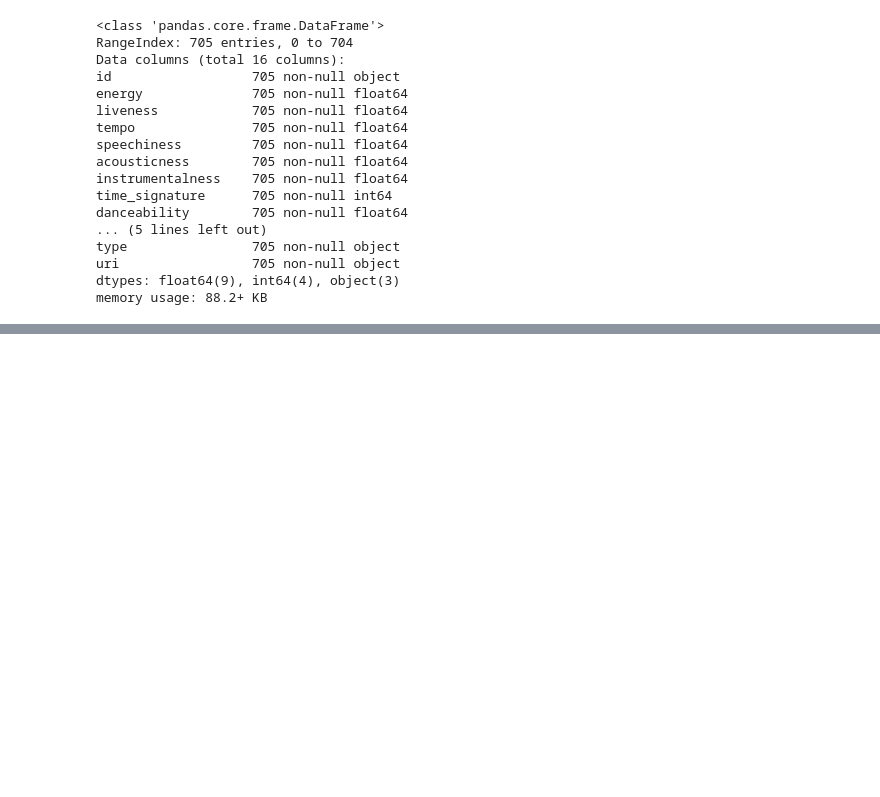
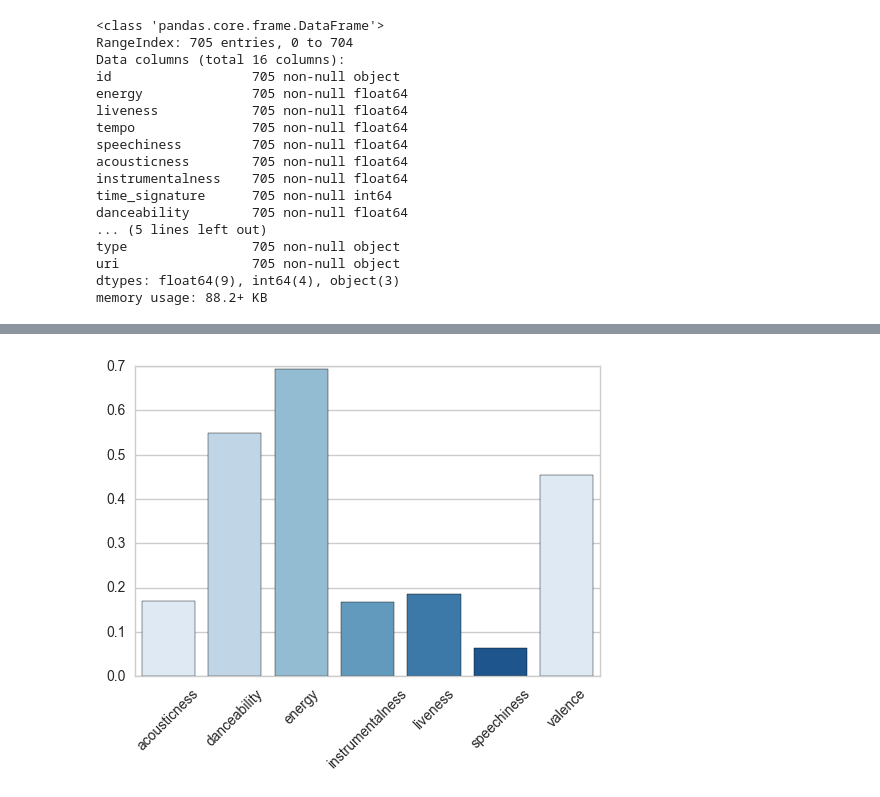
Before and after one commit to ThomPijnenburg/Spotify-Favourites, a Jupyter notebook: SpotifyFavourites.ipynb, the cells around one changed output, grey strips where cells are left out. Saved outputs shown, nothing was run; the diff lists cells and outputs as text; code cells hidden in the pictures; blank space fills up the shorter version.

```diff
--- a/SpotifyFavourites.ipynb
+++ b/SpotifyFavourites.ipynb
@@ -2,6 +2,10 @@
 import pandas as pd
 import seaborn as sns
 import numpy as np
+import matplotlib.pyplot as plt
+%matplotlib inline
+
+sns.set_style("whitegrid")
 # %%
 features_df = pd.read_csv('1112028701-5fSGPkcoJNxUoRraRcJ9WQ.csv')
 # %%
@@ -45,3 +49,23 @@ features_df.describe()
 | 50% | 0.748000 | 0.121000 | 123.781000 | 0.044800 | 0.019700 | 0.000572 | 4.000000 | 0.548000 | ... |
 | 75% | 0.873000 | 0.221000 | 140.049000 | 0.066000 | 0.223000 | 0.138000 | 4.000000 | 0.671000 | ... |
 | max | 0.997000 | 0.991000 | 245.997000 | 0.497000 | 0.979000 | 0.950000 | 5.000000 | 0.928000 | ... |
+# %%
+feature_columns = ['energy', 'liveness', 'speechiness', 'acousticness', 'instrumentalness', 'danceability', 'valence']
+mean_values = {}
+std_values = {}
+
+for feature in feature_columns:
+    mean = features_df[feature].mean()
+    mean_values[feature] = [mean]
+    std = features_df[feature].std()
+    std_values[feature] = [std]
+
+feature_means_df = pd.DataFrame(data=mean_values)
+std_values_df = pd.DataFrame(data=std_values)
+# %%
+feature_plot = sns.barplot(data=feature_means_df, palette=sns.color_palette("Blues"))
+
+for item in feature_plot.get_xticklabels():
+    item.set_rotation(45)
+# %% [output]
+[figure, added]
```
Also changed, not shown: parts of 11 cells of this notebook, 1 other file.
